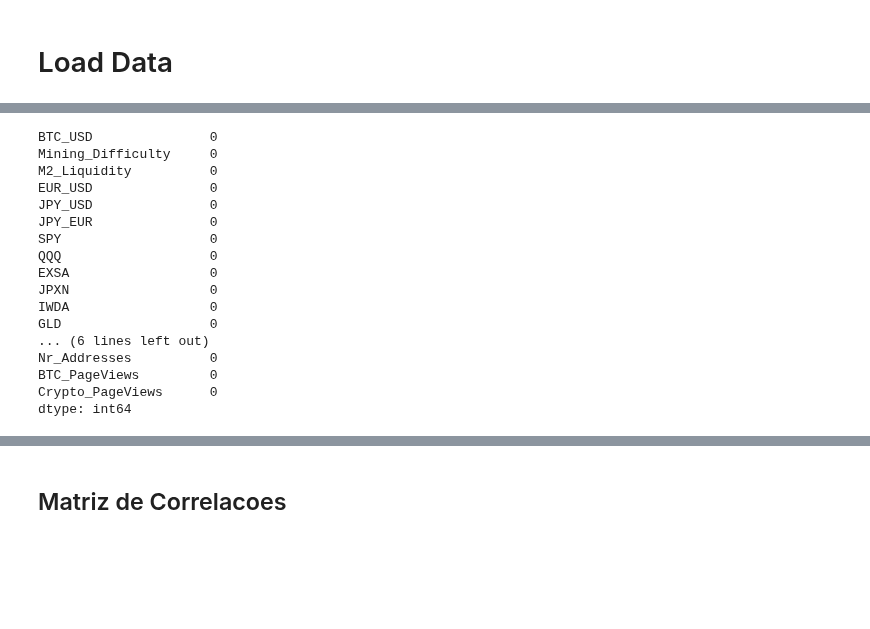
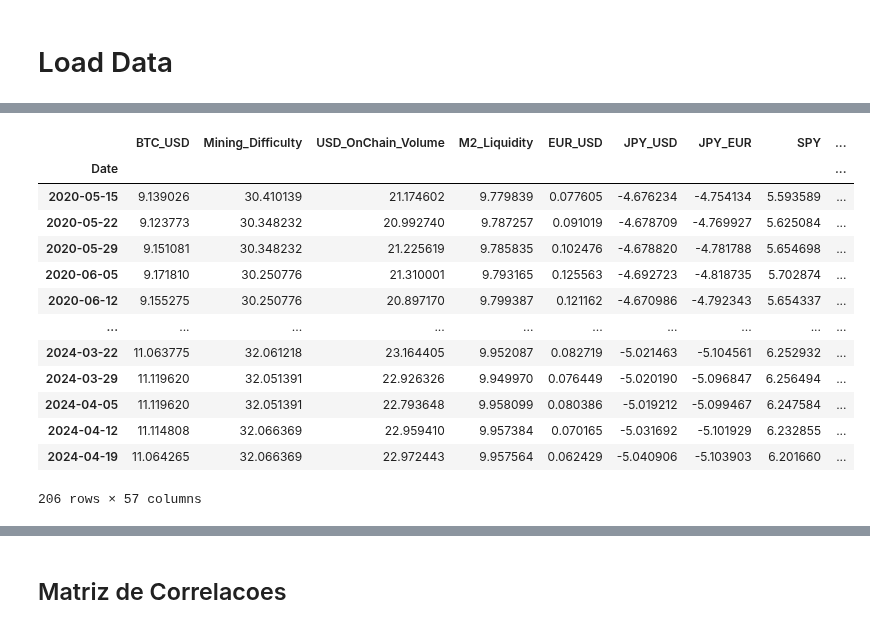
Before and after one commit to notp1ssed/ProjetoFinal-PosGraduacaoEngenhariaFinanceira, a Jupyter notebook: OLS_regression.ipynb, the cells around one changed output, grey strips where cells are left out. Drawn from its saved outputs; the diff is of its cells as text; code cells hidden in the pictures; blank space fills up the shorter version.

```diff
--- a/OLS_regression.ipynb
+++ b/OLS_regression.ipynb
@@ -49,21 +19,18 @@ opencsv
-# %%
-full_sample = opencsv.loc["2010-08-13":"2024-07-26"]
-full_sample.isnull().sum()
-# %% [output]
-BTC_USD               0
-Mining_Difficulty     0
-M2_Liquidity          0
-EUR_USD               0
-JPY_USD               0
-JPY_EUR               0
-SPY                   0
-QQQ                   0
-EXSA                  0
-JPXN                  0
-IWDA                  0
-GLD                   0
-... (6 lines left out)
-Nr_Addresses          0
-BTC_PageViews         0
-Crypto_PageViews      0
-dtype: int64
+# %%
+df_model = opencsv.copy()
+df_model
+# %% [output]
+|  | BTC_USD | Mining_Difficulty | USD_OnChain_Volume | M2_Liquidity | EUR_USD | JPY_USD | JPY_EUR | SPY | ... |
+| Date |  |  |  |  |  |  |  |  | ... |
+| 2020-05-15 | 9.139026 | 30.410139 | 21.174602 | 9.779839 | 0.077605 | -4.676234 | -4.754134 | 5.593589 | ... |
+| 2020-05-22 | 9.123773 | 30.348232 | 20.992740 | 9.787257 | 0.091019 | -4.678709 | -4.769927 | 5.625084 | ... |
+| 2020-05-29 | 9.151081 | 30.348232 | 21.225619 | 9.785835 | 0.102476 | -4.678820 | -4.781788 | 5.654698 | ... |
+| 2020-06-05 | 9.171810 | 30.250776 | 21.310001 | 9.793165 | 0.125563 | -4.692723 | -4.818735 | 5.702874 | ... |
+| 2020-06-12 | 9.155275 | 30.250776 | 20.897170 | 9.799387 | 0.121162 | -4.670986 | -4.792343 | 5.654337 | ... |
+| ... | ... | ... | ... | ... | ... | ... | ... | ... | ... |
+| 2024-03-22 | 11.063775 | 32.061218 | 23.164405 | 9.952087 | 0.082719 | -5.021463 | -5.104561 | 6.252932 | ... |
+| 2024-03-29 | 11.119620 | 32.051391 | 22.926326 | 9.949970 | 0.076449 | -5.020190 | -5.096847 | 6.256494 | ... |
+| 2024-04-05 | 11.119620 | 32.051391 | 22.793648 | 9.958099 | 0.080386 | -5.019212 | -5.099467 | 6.247584 | ... |
+| 2024-04-12 | 11.114808 | 32.066369 | 22.959410 | 9.957384 | 0.070165 | -5.031692 | -5.101929 | 6.232855 | ... |
+| 2024-04-19 | 11.064265 | 32.066369 | 22.972443 | 9.957564 | 0.062429 | -5.040906 | -5.103903 | 6.201660 | ... |
+206 rows × 57 columns
```
Also changed, not shown: parts of 12 cells of this notebook, 6 other files.
